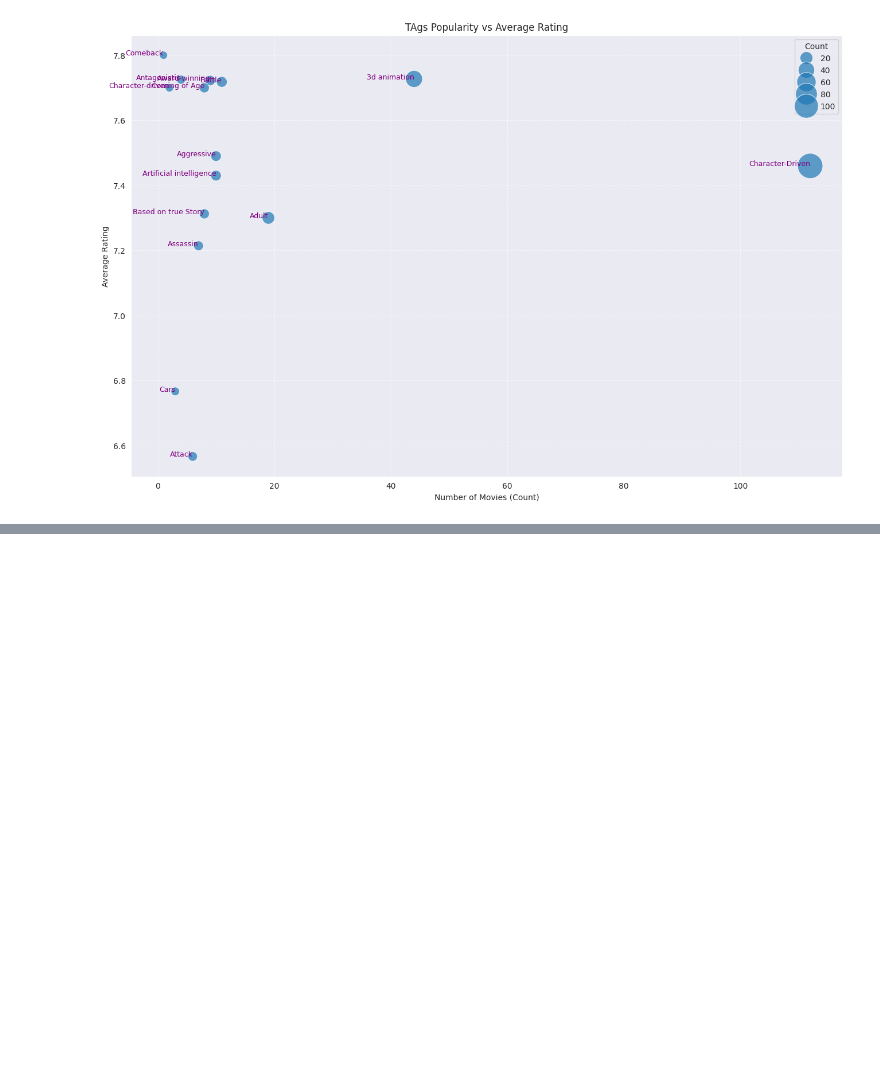
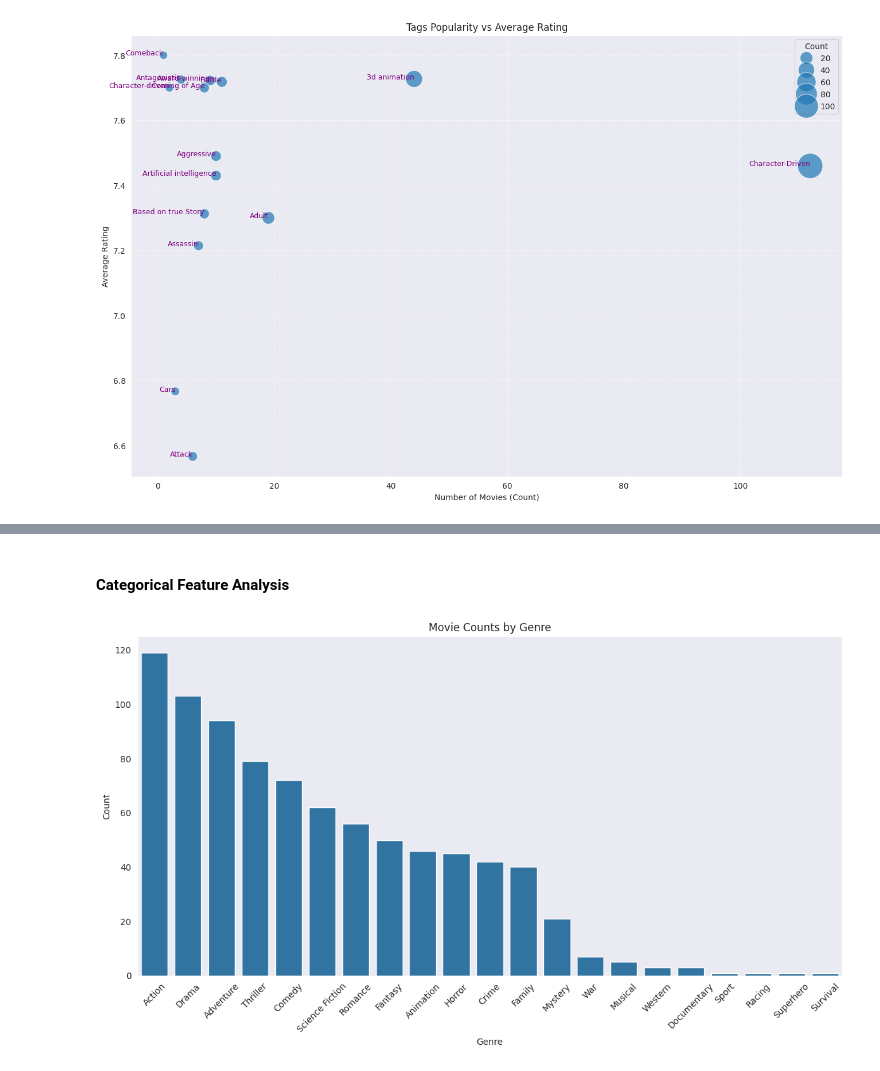
Before and after one commit to Shruthikshetty/media-logger-recommender, a Jupyter notebook: training_notebooks/Movies_recommendation_model.ipynb, the cells around one changed output, grey strips where cells are left out. Cells and saved outputs as stored; diff of their text form; code cells hidden in the pictures; blank space fills up the shorter version.

```diff
--- a/training_notebooks/Movies_recommendation_model.ipynb
+++ b/training_notebooks/Movies_recommendation_model.ipynb
@@ -566,0 +625,21 @@ sns.barplot(x= "Count" , y= "tags" , data = tag_stats.head(15) , hue= "AvgRating
+# %% [markdown]
+#### Categorical Feature Analysis
+# %%
+# lets have some bar plot showing count by genre
+import matplotlib.pyplot as plt
+import seaborn as sns
+
+# Count movies per genre
+genre_counts = exploded_genre_rating['genre'].value_counts().reset_index()
+genre_counts.columns = ['Genre', 'Count']
+
+plt.figure(figsize=(12, 7))
+sns.barplot(x='Genre', y='Count', data=genre_counts)
+plt.xticks(rotation=45)
+plt.title('Movie Counts by Genre')
+plt.xlabel('Genre')
+plt.ylabel('Count')
+plt.tight_layout()
+plt.show()
+# %% [output]
+[figure, added]
```
Also changed, not shown: parts of 12 cells of this notebook.
